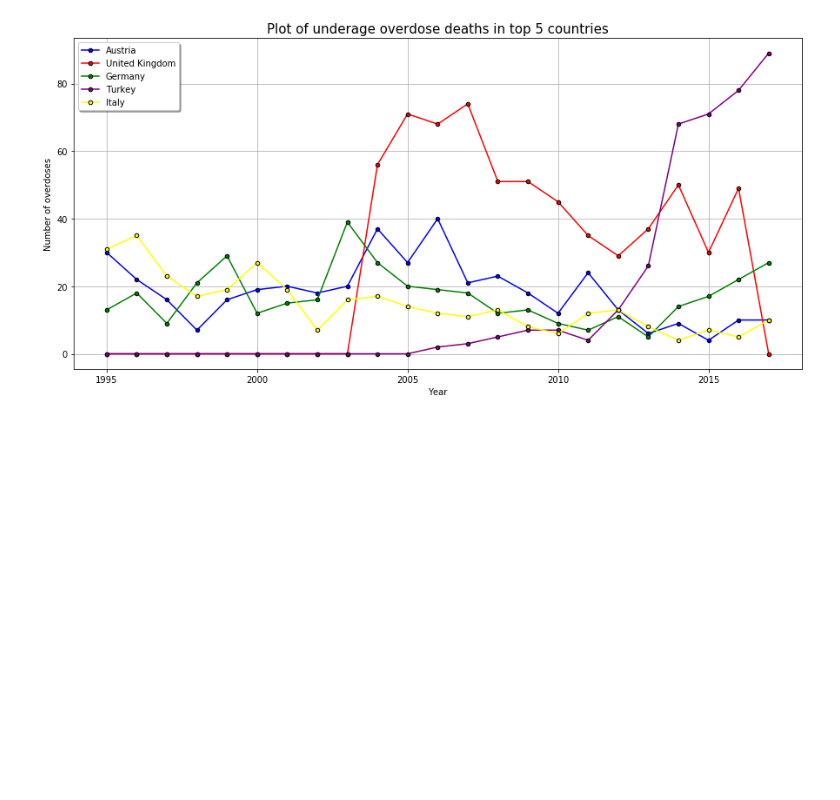
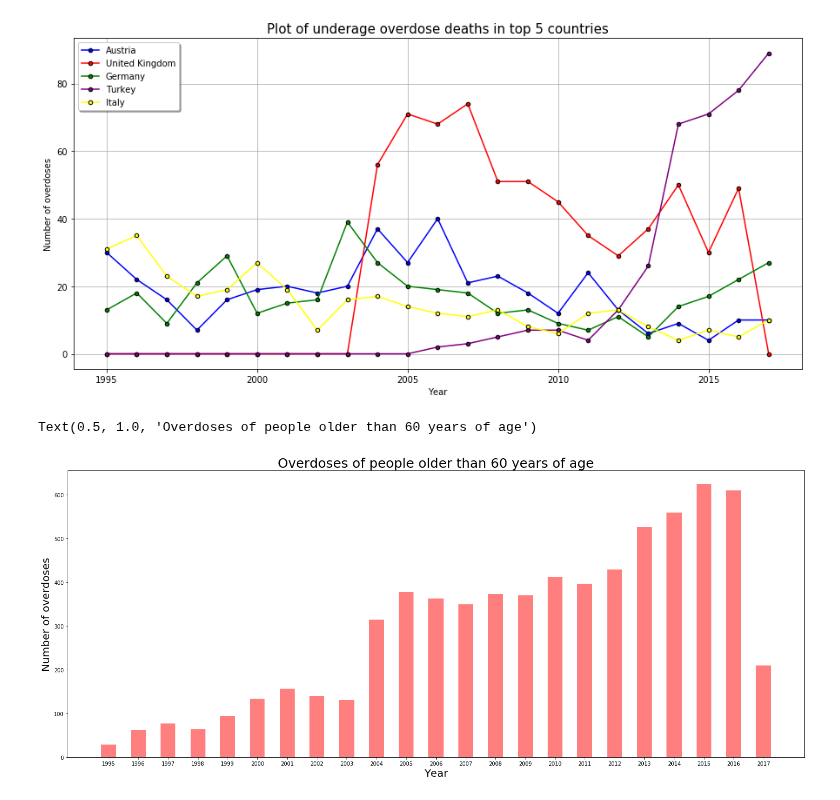
Before and after one commit to danilo1214/PR20ddpdjphv, a Jupyter notebook: Predrag.ipynb, the cells around one changed output. Saved outputs shown, nothing was run; the diff lists cells and outputs as text; code cells hidden in the pictures; blank space fills up the shorter version.

```diff
--- a/Predrag.ipynb
+++ b/Predrag.ipynb
@@ -70,3 +70,31 @@ plt.legend(loc="best",shadow=True)
 plt.grid()
 # %% [output]
 [figure]
+# %%
+f2 = pandas.read_excel("./tables/drugDeaths/deaths60-64.xlsx")
+f3=pandas.read_excel("./tables/drugDeaths/deaths65-inf.xlsx")
+mrtvi2=defaultdict(int)
+mrtvi3=defaultdict(int)
+for godina in range(2017,1994,-1):
+    for i,j in f2.iterrows():
+        brojevi=np.sum(f2[godina])
+        mrtvi2[godina]=brojevi
+for godina in range(2017,1994,-1):
+    for i,j in f3.iterrows():
+        brojevi=np.sum(f3[godina])
+        mrtvi3[godina]=brojevi
+m1=[m for m in mrtvi2.values()]
+m2=[m for m in mrtvi3.values()]
+m3=[]
+for i in range(len(m1)):
+    m3.append(m1[i]+m2[i])
+god2=np.array([v for v in mrtvi2.keys()])
+plt.figure(figsize=(25,10))
+plt.bar(god2,m3,align="center",width=0.5,alpha=0.5,color="red")
+plt.xticks(god2)
+plt.xlabel("Year",fontsize=20)
+plt.ylabel("Number of overdoses",fontsize=20)
+plt.title("Overdoses of people older than 60 years of age",fontsize=25)
+# %% [output]
+Text(0.5, 1.0, 'Overdoses of people older than 60 years of age')
+[figure, added]
```
Also changed, not shown: parts of 1 cell of this notebook.
